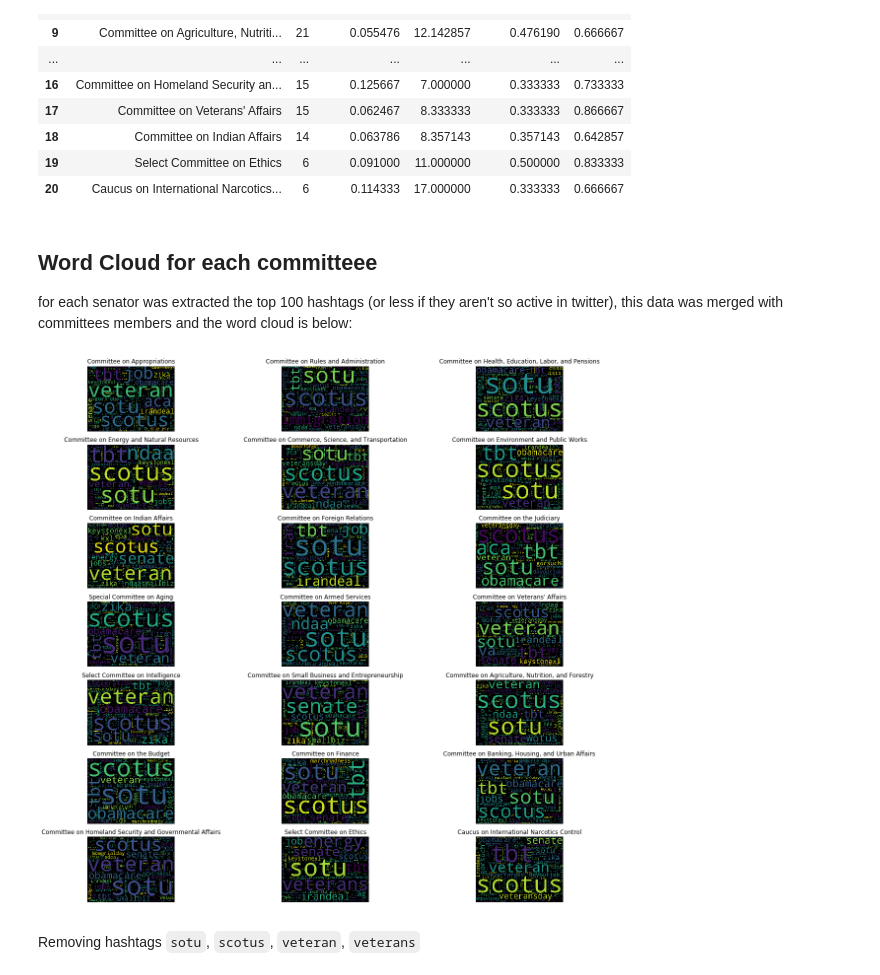
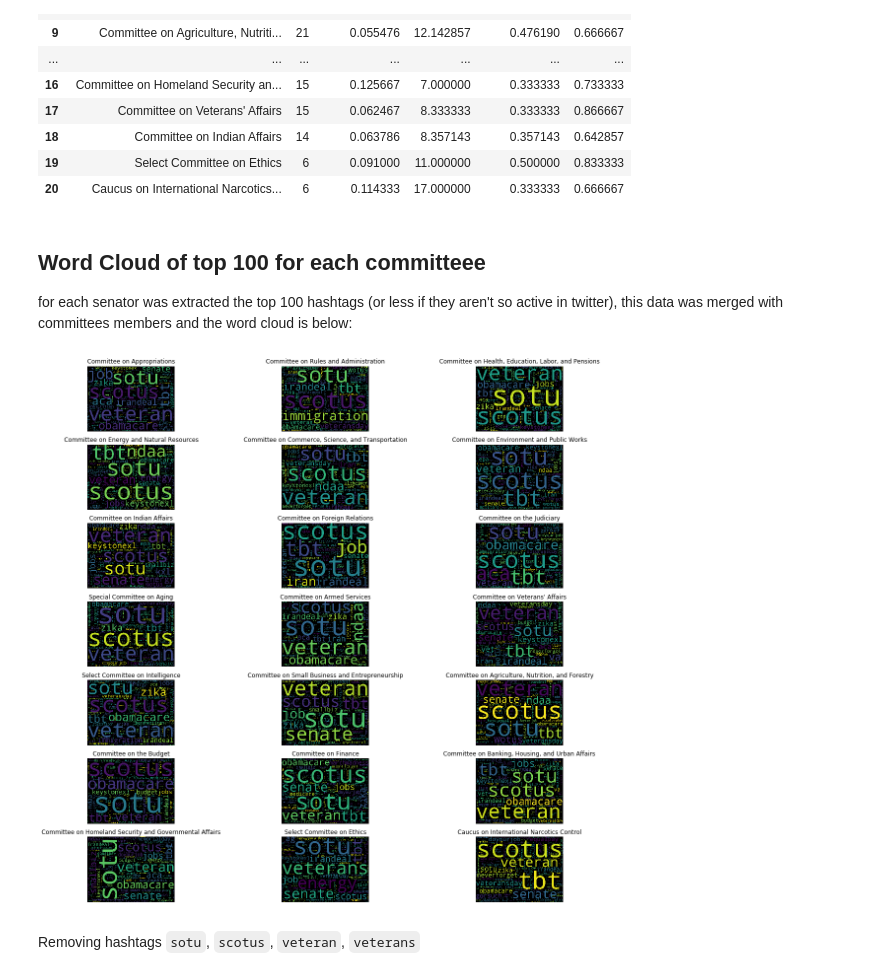
Before and after one commit to roman-bachmann/US-Senators, a Jupyter notebook: notebooks/hashtags-committees.ipynb, the cells around one changed output. Cells and saved outputs as stored; diff of their text form; code cells hidden in the pictures.

Commit message:
update counts

```diff
--- a/notebooks/hashtags-committees.ipynb
+++ b/notebooks/hashtags-committees.ipynb
@@ -8,17 +8,20 @@ from wordcloud import WordCloud
 import matplotlib.pyplot as plt
 %matplotlib inline
 # %%
-PATH_HASTAGS = '../data/hashtags_by_user.csv'
+PATH_HASHTAGS = '../data/hashtags_by_user.csv'
+PATH_HASHTAGS_COUNTS = '../data/hashtags_counts.csv'
 PATH_MEMBERS = '../data/members_info.csv'
 PATH_COMMITTEE = '../data/committees_info.csv'
 # %%
-hashtags = pd.read_csv(PATH_HASTAGS)
+hashtags = pd.read_csv(PATH_HASHTAGS)
 hashtags = hashtags.drop(['party'], axis=1)
 members = pd.read_csv(PATH_MEMBERS)
 committees = pd.read_csv(PATH_COMMITTEE)
+count_hashtags = pd.read_csv(PATH_HASHTAGS_COUNTS)
 # %%
 data = members.merge(committees, how='inner', left_on=['id'], right_on=['member_id'])
-all_data = data.merge(hashtags, how='inner', left_on=['twitter_account'], right_on=['screen_name'])
+top_100 = data.merge(hashtags, how='inner', left_on=['twitter_account'], right_on=['screen_name'])
+all_data = data.merge(count_hashtags, how='inner', left_on=['twitter_account'], right_on=['screen_name'])
 # %% [markdown]
 ## Basic statistics of each committee
 # %%
@@ -45,24 +48,24 @@ size.merge(stats)
 | 19 | Select Committee on Ethics | 6 | 0.091000 | 11.000000 | 0.500000 | 0.833333 |
 | 20 | Caucus on International Narcotics... | 6 | 0.114333 | 17.000000 | 0.333333 | 0.666667 |
 # %% [markdown]
-## Word Cloud for each committeee
+## Word Cloud of top 100 for each committeee
 
 for each senator was extracted the top 100 hashtags (or less if they aren't so active in twitter), this data was merged with committees members and the word cloud is below:
 # %%
 f, ax = plt.subplots(7, 3, figsize=(20, 20))
 positions = np.array(range(21)).reshape(7, 3)
 
-for num_c, c in enumerate(all_data.committee_name.unique()):
+for num_c, c in enumerate(top_100.committee_name.unique()):
     pos = np.where(positions==num_c)
-    d = all_data[all_data['committee_name'] == c]
-    all_hashtags = ' '.join(list(d['hashtag']))
+    d = top_100[top_100['committee_name'] == c]
+    hashtags = ' '.join(list(d['hashtag']))
 
-    cloud = WordCloud(width=1440, height=1080).generate(all_hashtags);
+    cloud = WordCloud(width=1440, height=1080).generate(hashtags);
     ax[pos[0][0], pos[1][0]].imshow(cloud);
     ax[pos[0][0], pos[1][0]].set_title('{c}'.format(c=c), fontsize=12)
     ax[pos[0][0], pos[1][0]].axis('off')
 # %% [output]
-[figure, old version]
+[figure, new version]
 # %% [markdown]
 Removing hashtags `sotu`, `scotus`, `veteran`, `veterans`
 # %%
```
Also changed, not shown: parts of 3 cells of this notebook, 2 other files.
